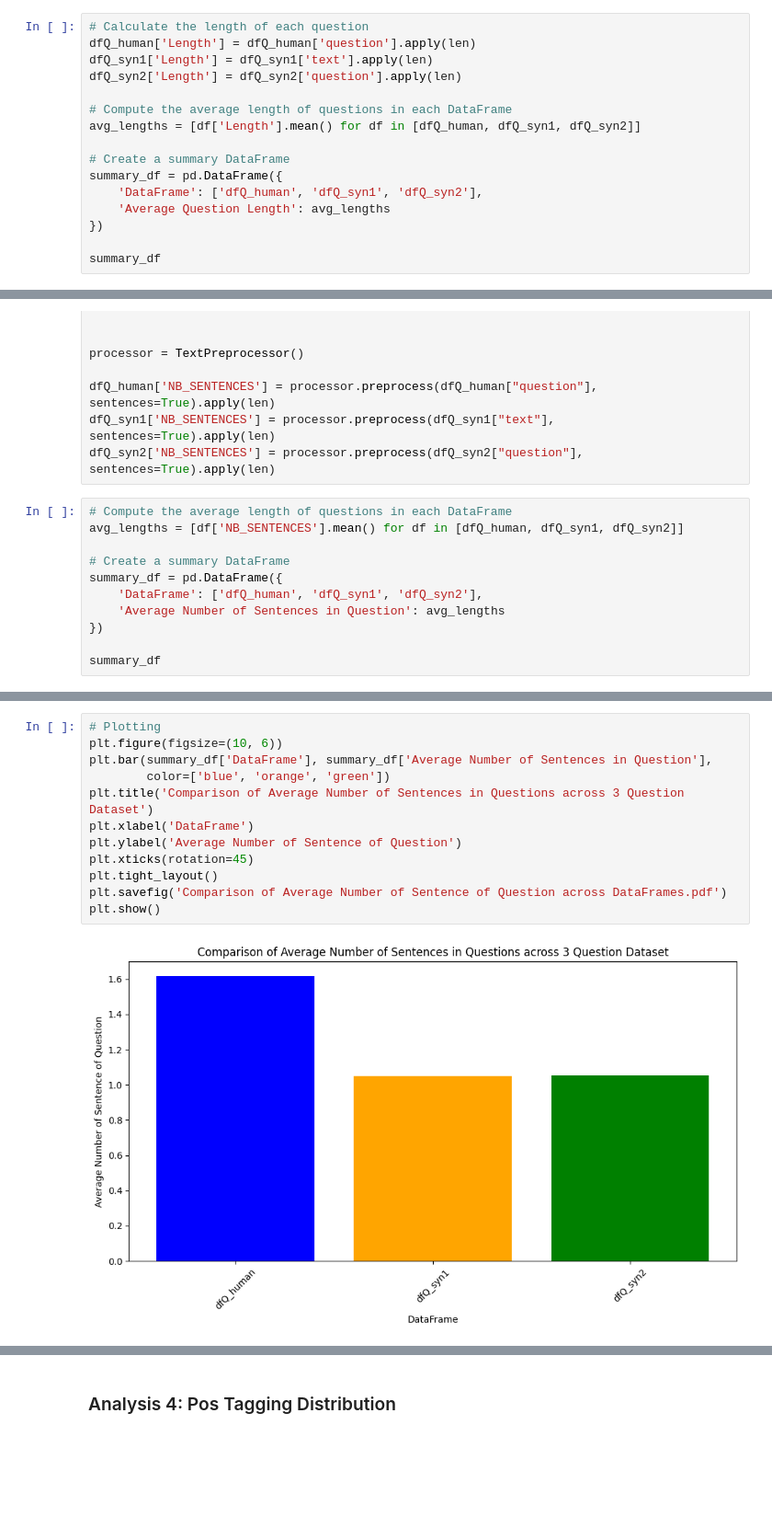
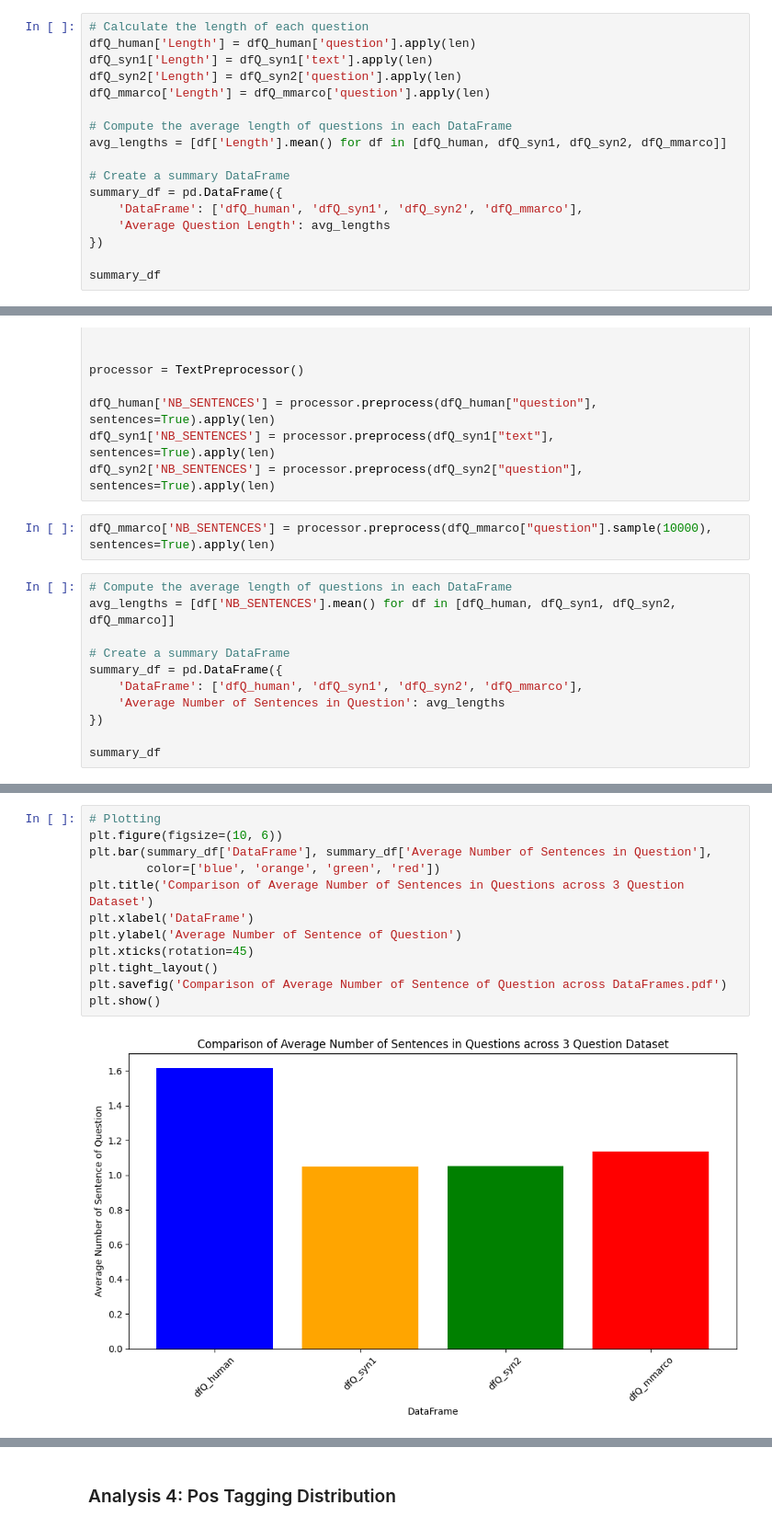
Before and after one commit to ymurong/Synthetic_Data_in_Legal_Retrieval, a Jupyter notebook: scripts/eda/Exploratory Data Analysis.ipynb, the cells around one changed output, grey strips where cells are left out. Shown at 92% size. Saved outputs shown, nothing was run; the diff lists cells and outputs as text; blank space fills up the shorter version.

```diff
--- a/scripts/eda/Exploratory Data Analysis.ipynb
+++ b/scripts/eda/Exploratory Data Analysis.ipynb
@@ -99,13 +92,14 @@ plt.xticks(rotation=45)
 dfQ_human['Length'] = dfQ_human['question'].apply(len)
 dfQ_syn1['Length'] = dfQ_syn1['text'].apply(len)
 dfQ_syn2['Length'] = dfQ_syn2['question'].apply(len)
+dfQ_mmarco['Length'] = dfQ_mmarco['question'].apply(len)
 
 # Compute the average length of questions in each DataFrame
-avg_lengths = [df['Length'].mean() for df in [dfQ_human, dfQ_syn1, dfQ_syn2]]
+avg_lengths = [df['Length'].mean() for df in [dfQ_human, dfQ_syn1, dfQ_syn2, dfQ_mmarco]]
 
 # Create a summary DataFrame
 summary_df = pd.DataFrame({
-    'DataFrame': ['dfQ_human', 'dfQ_syn1', 'dfQ_syn2'],
+    'DataFrame': ['dfQ_human', 'dfQ_syn1', 'dfQ_syn2', 'dfQ_mmarco'],
     'Average Question Length': avg_lengths
 })
 
@@ -174,13 +174,15 @@ processor = TextPreprocessor()
 dfQ_human['NB_SENTENCES'] = processor.preprocess(dfQ_human["question"], sentences=True).apply(len)
 dfQ_syn1['NB_SENTENCES'] = processor.preprocess(dfQ_syn1["text"], sentences=True).apply(len)
 dfQ_syn2['NB_SENTENCES'] = processor.preprocess(dfQ_syn2["question"], sentences=True).apply(len)
+# %%
+dfQ_mmarco['NB_SENTENCES'] = processor.preprocess(dfQ_mmarco["question"].sample(10000), sentences=True).apply(len)
 # %%
 # Compute the average length of questions in each DataFrame
-avg_lengths = [df['NB_SENTENCES'].mean() for df in [dfQ_human, dfQ_syn1, dfQ_syn2]]
+avg_lengths = [df['NB_SENTENCES'].mean() for df in [dfQ_human, dfQ_syn1, dfQ_syn2, dfQ_mmarco]]
 
 # Create a summary DataFrame
 summary_df = pd.DataFrame({
-    'DataFrame': ['dfQ_human', 'dfQ_syn1', 'dfQ_syn2'],
+    'DataFrame': ['dfQ_human', 'dfQ_syn1', 'dfQ_syn2', 'dfQ_mmarco'],
     'Average Number of Sentences in Question': avg_lengths
 })
 
@@ -193,14 +196,14 @@ summary_df
 # %%
 # Plotting
 plt.figure(figsize=(10, 6))
 plt.bar(summary_df['DataFrame'], summary_df['Average Number of Sentences in Question'],
-        color=['blue', 'orange', 'green'])
+        color=['blue', 'orange', 'green', 'red'])
 plt.title('Comparison of Average Number of Sentences in Questions across 3 Question Dataset')
 plt.xlabel('DataFrame')
 plt.ylabel('Average Number of Sentence of Question')
 plt.xticks(rotation=45)
 plt.tight_layout()
 plt.savefig('Comparison of Average Number of Sentence of Question across DataFrames.pdf')
 plt.show()
 # %% [output]
-[figure, old version]
+[figure, new version]
```
Also changed, not shown: parts of 36 cells of this notebook, 8 other files.
